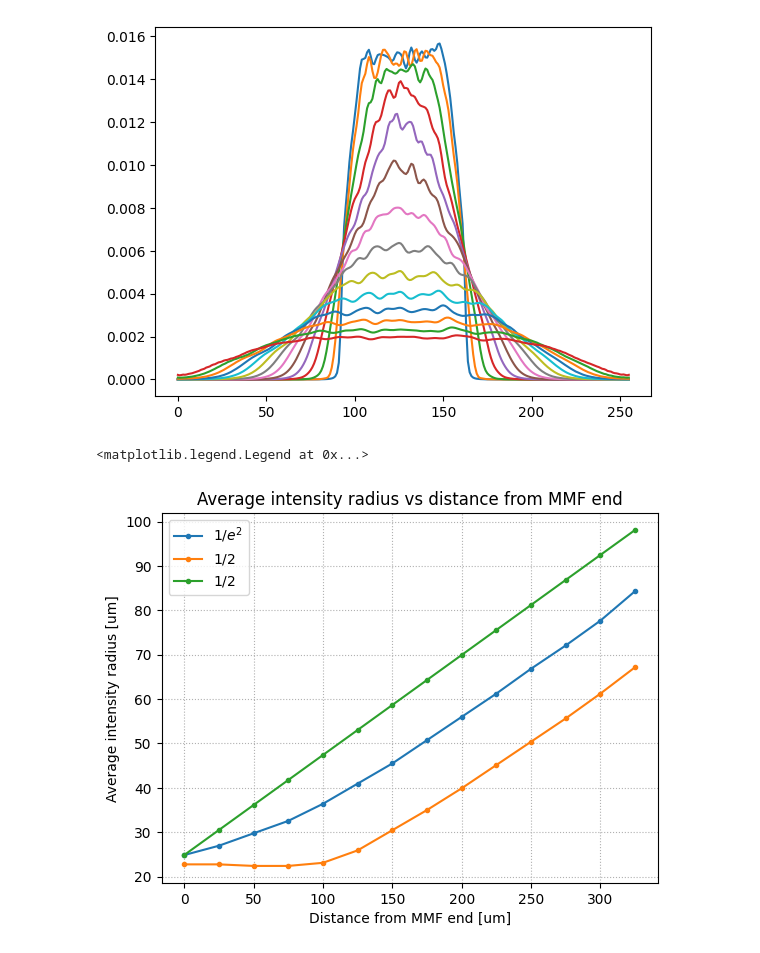
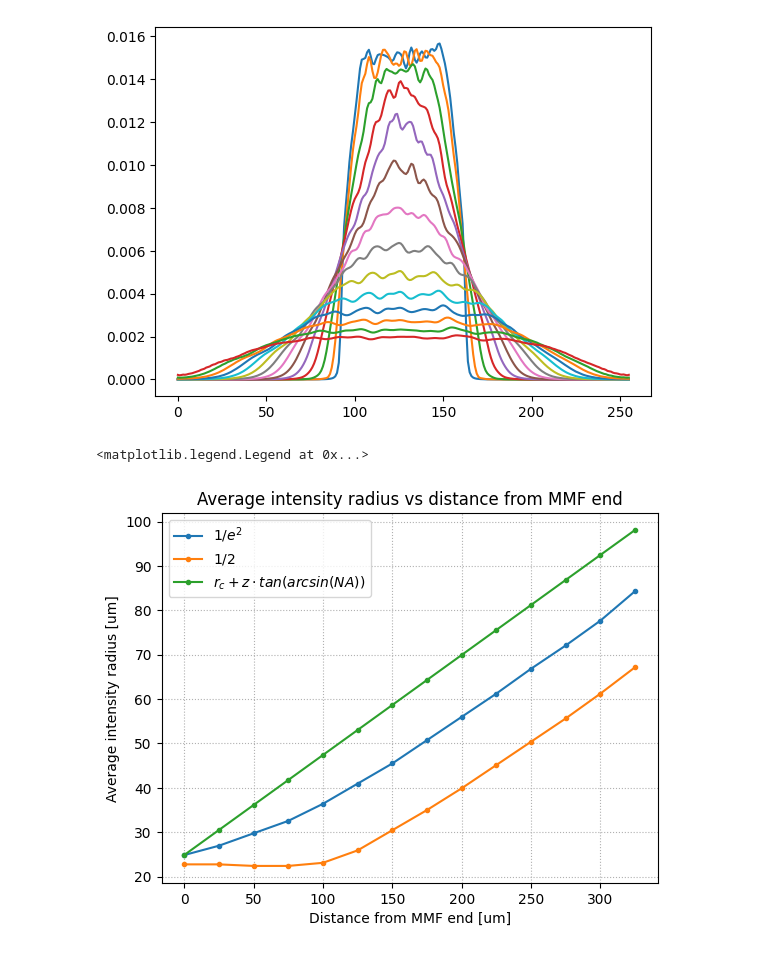
Before and after one commit to jysru/MMF_LP_modes, a Jupyter notebook: notebooks/simulate_fiber_output_propagation.ipynb, the cells around one changed output. Saved outputs shown, nothing was run; the diff lists cells and outputs as text; code cells hidden in the pictures.

```diff
--- a/notebooks/simulate_fiber_output_propagation.ipynb
+++ b/notebooks/simulate_fiber_output_propagation.ipynb
@@ -207,28 +207,28 @@ plt.plot(np.transpose(crosscuts))
 # %%
 def get_width(crosscut, cutoff: float = 1 / np.exp(2)) -> float:
     length = crosscut.size
     crosscut /= np.max(crosscut)
     idx_left = np.argmin(np.abs(crosscut[:length//2] - cutoff))
     idx_right = length//2 + np.argmin(np.abs(crosscut[length//2:] - cutoff))
     return np.abs(idx_right - idx_left)
 
 
 widths_1e2 = []
 widths_half = []
 for i in range(len(z)):
     widths_1e2.append(get_width(crosscuts[i, :], 1 / np.exp(2)) * grid.pixel_size)
     widths_half.append(get_width(crosscuts[i, :], 1 / 2) * grid.pixel_size)
 
 theta = np.arcsin(fiber._NA)
 
 plt.grid('on', ls=':')
 plt.plot(z * 1e6, np.array(widths_1e2) / 2 * 1e6, marker='.', label=r"$1 / e^{2}$")
 plt.plot(z * 1e6, np.array(widths_half) / 2 * 1e6, marker='.', label=r"$1 / 2$")
-plt.plot(z * 1e6, (np.array(widths_1e2)[0] / 2 + np.tan(theta) * z) * 1e6, marker='.', label=r"$1 / 2$")
+plt.plot(z * 1e6, (np.array(widths_1e2)[0] / 2 + np.tan(theta) * z) * 1e6, marker='.', label=r"$r_{c} + z \cdot tan(arcsin(NA))$")
 plt.xlabel('Distance from MMF end [um]')
 plt.ylabel('Average intensity radius [um]')
 plt.title("Average intensity radius vs distance from MMF end")
 plt.legend()
 # %% [output]
 <matplotlib.legend.Legend at 0x...>
-[figure, old version]
+[figure, new version]
```
